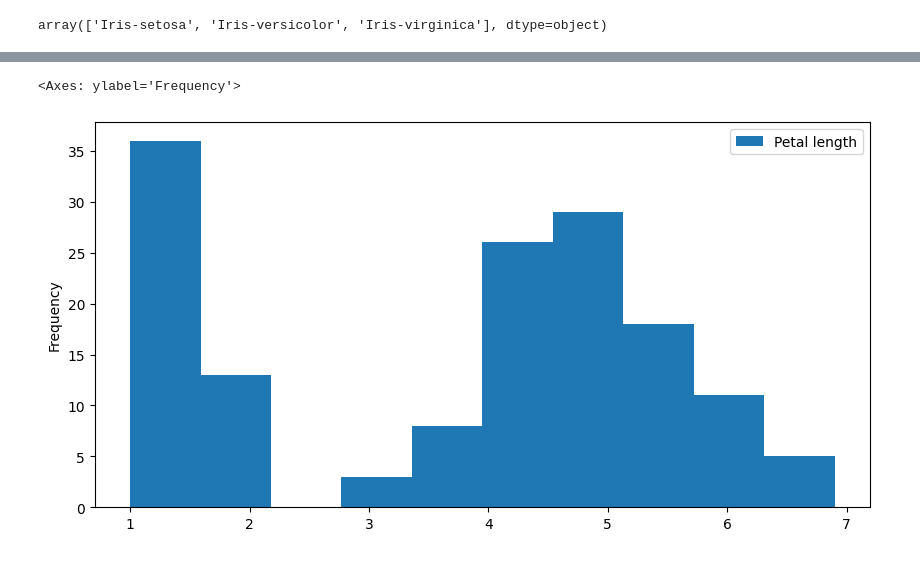
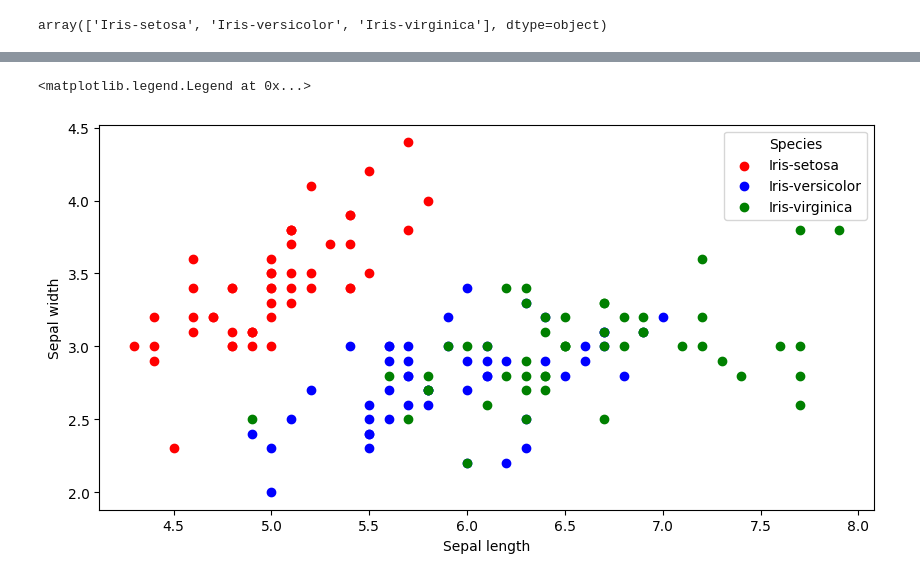
Before and after one commit to Srishti36912/python, a Jupyter notebook: practice.ipynb, the cells around one changed output, grey strips where cells are left out. Cells and saved outputs as stored; diff of their text form; code cells hidden in the pictures.

```diff
--- a/practice.ipynb
+++ b/practice.ipynb
@@ -1102,5 +1091,0 @@ ValueError: s must be a scalar, or float array-like with the same size as x and
-# %%
-df.plot(kind='hist', figsize=(10,5), y='Petal length', x='Species')
-# %% [output]
-<Axes: ylabel='Frequency'>
-[figure, removed]
@@ -1108,0 +1092,30 @@ hey = [1,2,3,4,5]
+# %%
+setosa = df[df['Species'] == 'Iris-setosa']
+versicolor = df[df['Species'] == 'Iris-versicolor']
+virginica = df[df['Species'] == 'Iris-virginica']
+# %%
+plt.figure(figsize=(10,5))
+plt.scatter(x = 'Sepal length',
+y = 'Sepal width',
+data = setosa,
+color = 'red',
+label = 'Iris-setosa')
+
+plt.scatter(x = 'Sepal length',
+y = 'Sepal width',
+data = versicolor,
+color = 'blue',
+label = 'Iris-versicolor')
+
+plt.scatter(x = 'Sepal length',
+y = 'Sepal width',
+data = virginica,
+color = 'green',
+label = 'Iris-virginica')
+
+plt.xlabel('Sepal length')
+plt.ylabel('Sepal width')
+plt.legend(title= 'Species')
+# %% [output]
+<matplotlib.legend.Legend at 0x...>
+[figure, added]
```
Also changed, not shown: parts of 3 cells of this notebook.
